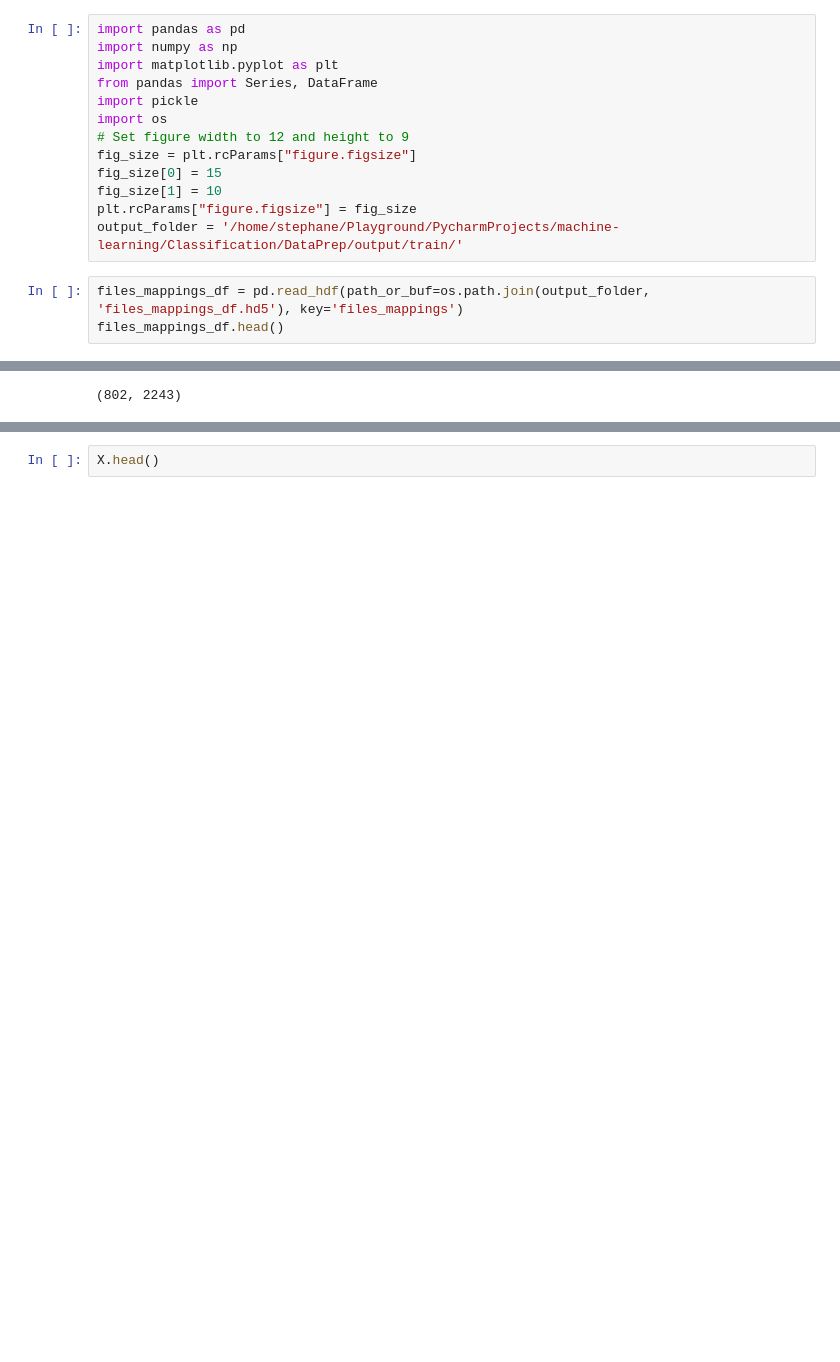
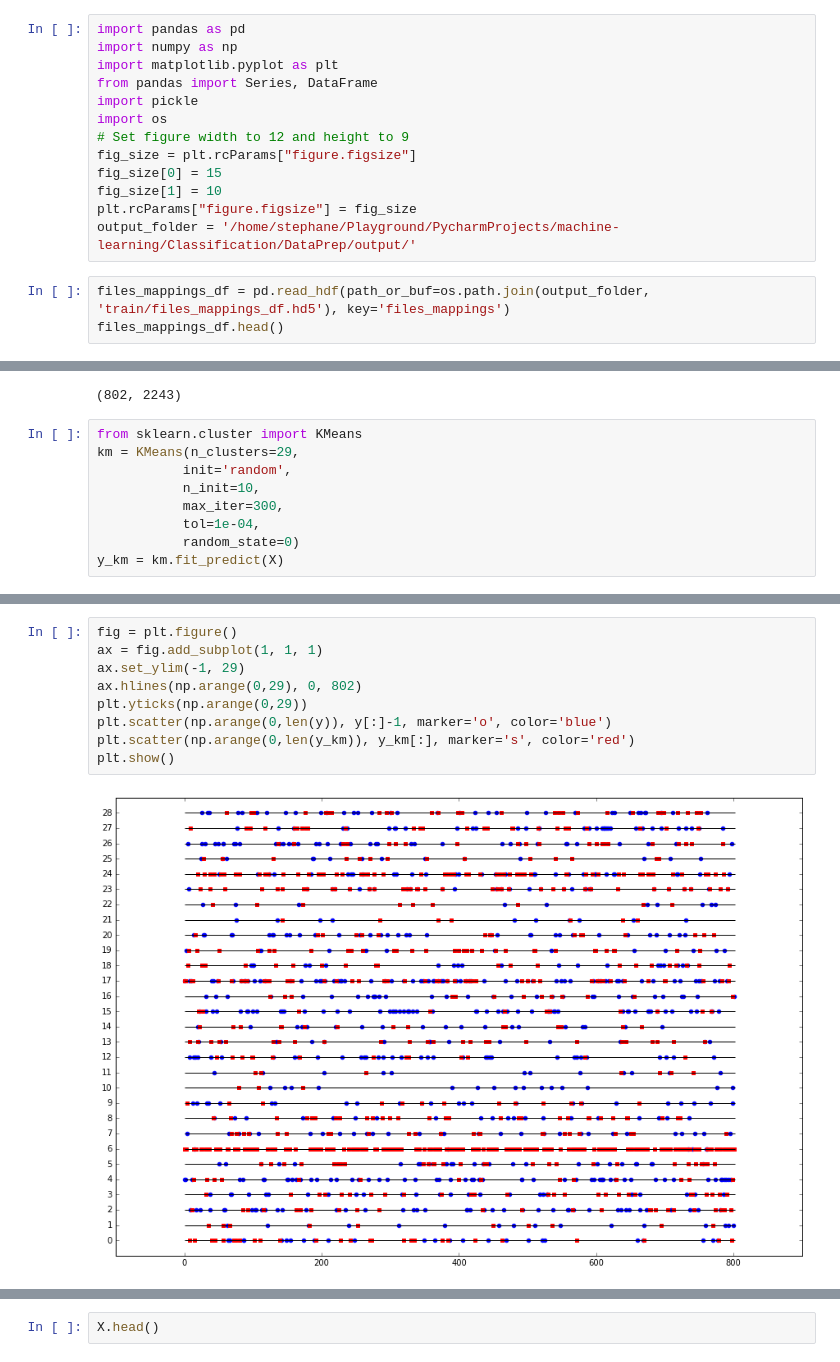
Before and after one commit to lonesloane/machine-learning, a Jupyter notebook: Classification/Classification Algoritm Selection.ipynb, the cells around one changed output, grey strips where cells are left out. Cells and saved outputs as stored; diff of their text form; blank space fills up the shorter version.

Commit message:
Begin work on clustering algorithm

```diff
--- a/Classification/Classification Algoritm Selection.ipynb
+++ b/Classification/Classification Algoritm Selection.ipynb
@@ -12,9 +12,9 @@ fig_size = plt.rcParams["figure.figsize"]
 fig_size[0] = 15
 fig_size[1] = 10
 plt.rcParams["figure.figsize"] = fig_size
-output_folder = '/home/stephane/Playground/PycharmProjects/machine-learning/Classification/DataPrep/output/train/'
+output_folder = '/home/stephane/Playground/PycharmProjects/machine-learning/Classification/DataPrep/output/'
 # %%
-files_mappings_df = pd.read_hdf(path_or_buf=os.path.join(output_folder, 'files_mappings_df.hd5'), key='files_mappings')
+files_mappings_df = pd.read_hdf(path_or_buf=os.path.join(output_folder, 'train/files_mappings_df.hd5'), key='files_mappings')
 files_mappings_df.head()
 # %% [output]
 |  | development aid | international co-operation | aid coordination | aid institutions | development agencies | ... |
@@ -41,3 +41,12 @@ X, y = files_mappings_df.loc[:, 'development aid':'social media'], files_mapping
 X.shape
 # %% [output]
 (802, 2243)
+# %%
+from sklearn.cluster import KMeans
+km = KMeans(n_clusters=29,
+           init='random',
+           n_init=10,
+           max_iter=300,
+           tol=1e-04,
+           random_state=0)
+y_km = km.fit_predict(X)
@@ -43,0 +57,11 @@ X.shape
+# %%
+fig = plt.figure()
+ax = fig.add_subplot(1, 1, 1)
+ax.set_ylim(-1, 29)
+ax.hlines(np.arange(0,29), 0, 802)
+plt.yticks(np.arange(0,29))
+plt.scatter(np.arange(0,len(y)), y[:]-1, marker='o', color='blue')
+plt.scatter(np.arange(0,len(y_km)), y_km[:], marker='s', color='red')
+plt.show()
+# %% [output]
+[figure, added]
```
Also changed, not shown: parts of 15 cells of this notebook, 6 other files.
